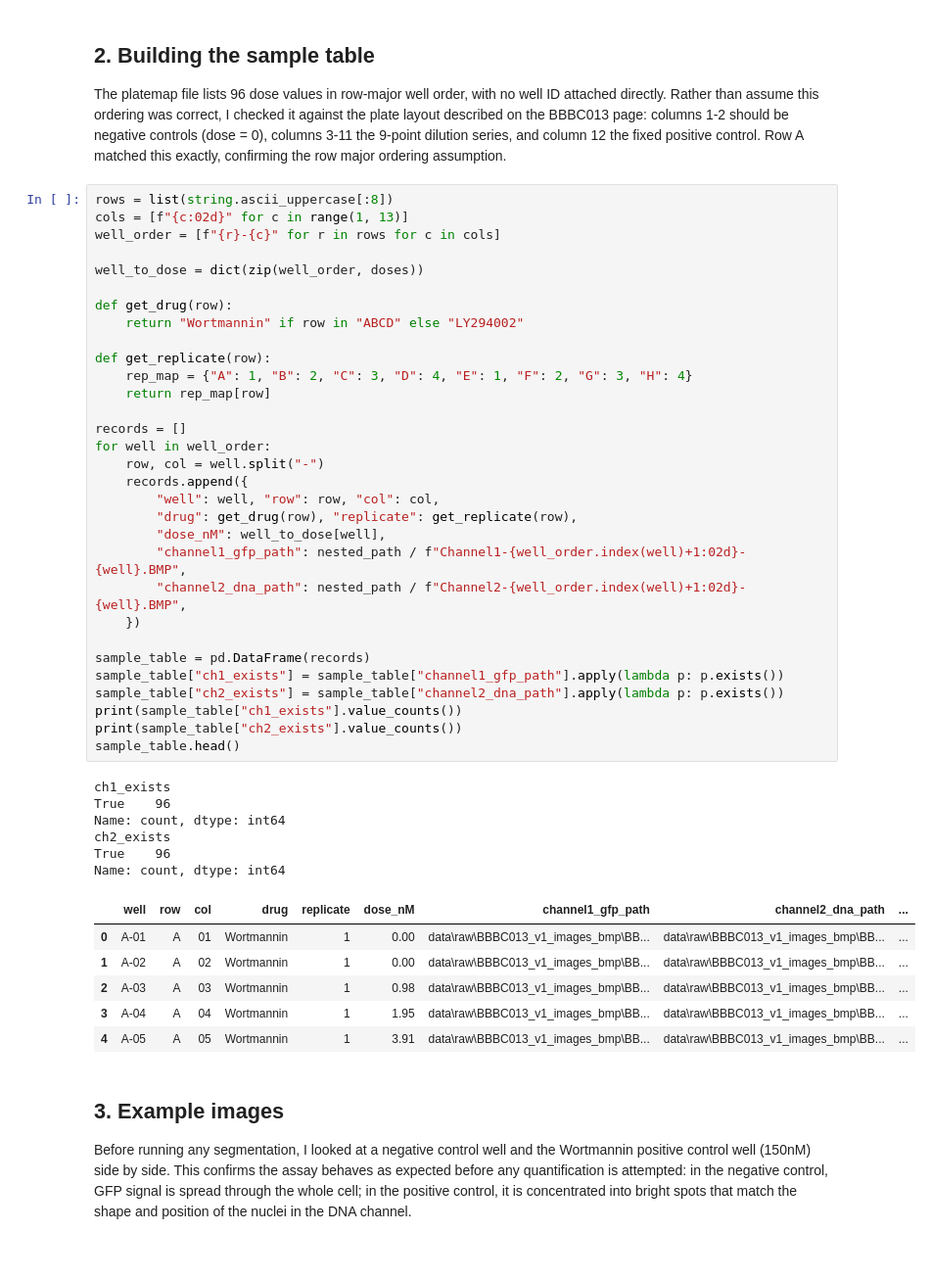
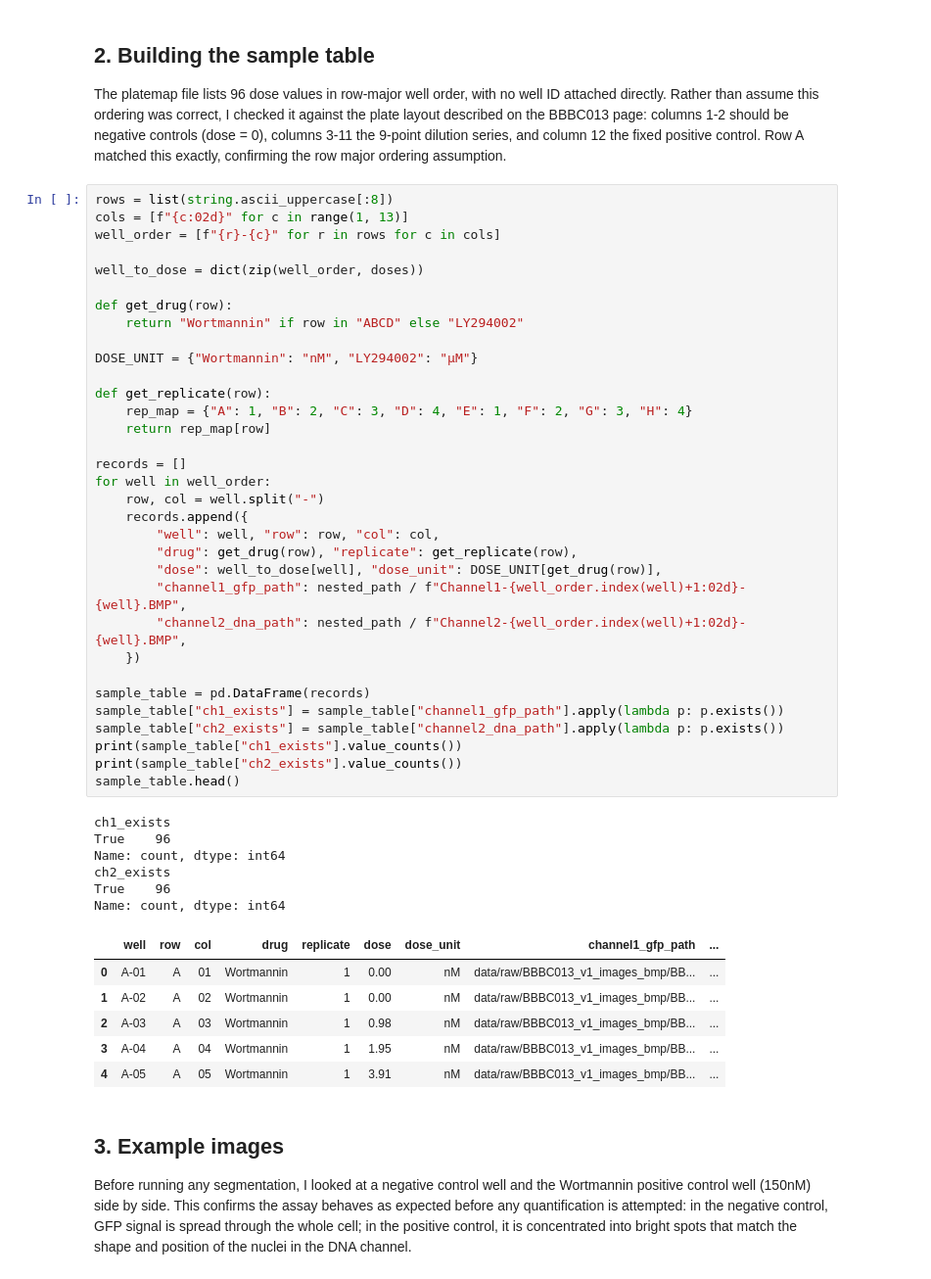
Before and after one commit to FMontgomerie/rnaseq_hypoxia_mtor_portfolio, a Jupyter notebook: microscopy_nuclear_translocation/nuclear_translocation_analysis.ipynb, the cells around one changed output. Shown at 98% size. Saved outputs shown, nothing was run; the diff lists cells and outputs as text.

```diff
--- a/microscopy_nuclear_translocation/nuclear_translocation_analysis.ipynb
+++ b/microscopy_nuclear_translocation/nuclear_translocation_analysis.ipynb
@@ -92,41 +96,43 @@ well_to_dose = dict(zip(well_order, doses))
 
 def get_drug(row):
     return "Wortmannin" if row in "ABCD" else "LY294002"
+
+DOSE_UNIT = {"Wortmannin": "nM", "LY294002": "µM"}
 
 def get_replicate(row):
     rep_map = {"A": 1, "B": 2, "C": 3, "D": 4, "E": 1, "F": 2, "G": 3, "H": 4}
     return rep_map[row]
 
 records = []
 for well in well_order:
     row, col = well.split("-")
     records.append({
         "well": well, "row": row, "col": col,
         "drug": get_drug(row), "replicate": get_replicate(row),
-        "dose_nM": well_to_dose[well],
+        "dose": well_to_dose[well], "dose_unit": DOSE_UNIT[get_drug(row)],
         "channel1_gfp_path": nested_path / f"Channel1-{well_order.index(well)+1:02d}-{well}.BMP",
         "channel2_dna_path": nested_path / f"Channel2-{well_order.index(well)+1:02d}-{well}.BMP",
     })
 
 sample_table = pd.DataFrame(records)
 sample_table["ch1_exists"] = sample_table["channel1_gfp_path"].apply(lambda p: p.exists())
 sample_table["ch2_exists"] = sample_table["channel2_dna_path"].apply(lambda p: p.exists())
 print(sample_table["ch1_exists"].value_counts())
 print(sample_table["ch2_exists"].value_counts())
 sample_table.head()
 # %% [output]
 ch1_exists
 True    96
 Name: count, dtype: int64
 ch2_exists
 True    96
 Name: count, dtype: int64
-|  | well | row | col | drug | replicate | dose_nM | channel1_gfp_path | channel2_dna_path | ... |
-| 0 | A-01 | A | 01 | Wortmannin | 1 | 0.00 | data\raw\BBBC013_v1_images_bmp\BB... | data\raw\BBBC013_v1_images_bmp\BB... | ... |
-| 1 | A-02 | A | 02 | Wortmannin | 1 | 0.00 | data\raw\BBBC013_v1_images_bmp\BB... | data\raw\BBBC013_v1_images_bmp\BB... | ... |
-| 2 | A-03 | A | 03 | Wortmannin | 1 | 0.98 | data\raw\BBBC013_v1_images_bmp\BB... | data\raw\BBBC013_v1_images_bmp\BB... | ... |
-| 3 | A-04 | A | 04 | Wortmannin | 1 | 1.95 | data\raw\BBBC013_v1_images_bmp\BB... | data\raw\BBBC013_v1_images_bmp\BB... | ... |
-| 4 | A-05 | A | 05 | Wortmannin | 1 | 3.91 | data\raw\BBBC013_v1_images_bmp\BB... | data\raw\BBBC013_v1_images_bmp\BB... | ... |
+|  | well | row | col | drug | replicate | dose | dose_unit | channel1_gfp_path | ... |
+| 0 | A-01 | A | 01 | Wortmannin | 1 | 0.00 | nM | data/raw/BBBC013_v1_images_bmp/BB... | ... |
+| 1 | A-02 | A | 02 | Wortmannin | 1 | 0.00 | nM | data/raw/BBBC013_v1_images_bmp/BB... | ... |
+| 2 | A-03 | A | 03 | Wortmannin | 1 | 0.98 | nM | data/raw/BBBC013_v1_images_bmp/BB... | ... |
+| 3 | A-04 | A | 04 | Wortmannin | 1 | 1.95 | nM | data/raw/BBBC013_v1_images_bmp/BB... | ... |
+| 4 | A-05 | A | 05 | Wortmannin | 1 | 3.91 | nM | data/raw/BBBC013_v1_images_bmp/BB... | ... |
 # %% [markdown]
 ## 3. Example images
 
```
Also changed, not shown: parts of 10 cells of this notebook, 3 other files.
